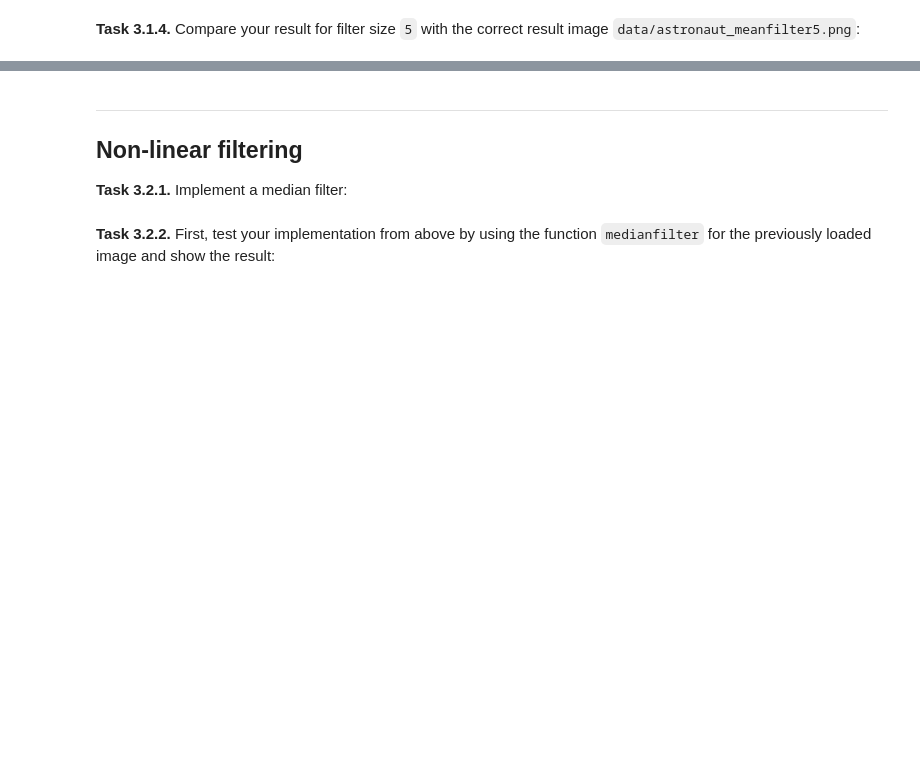
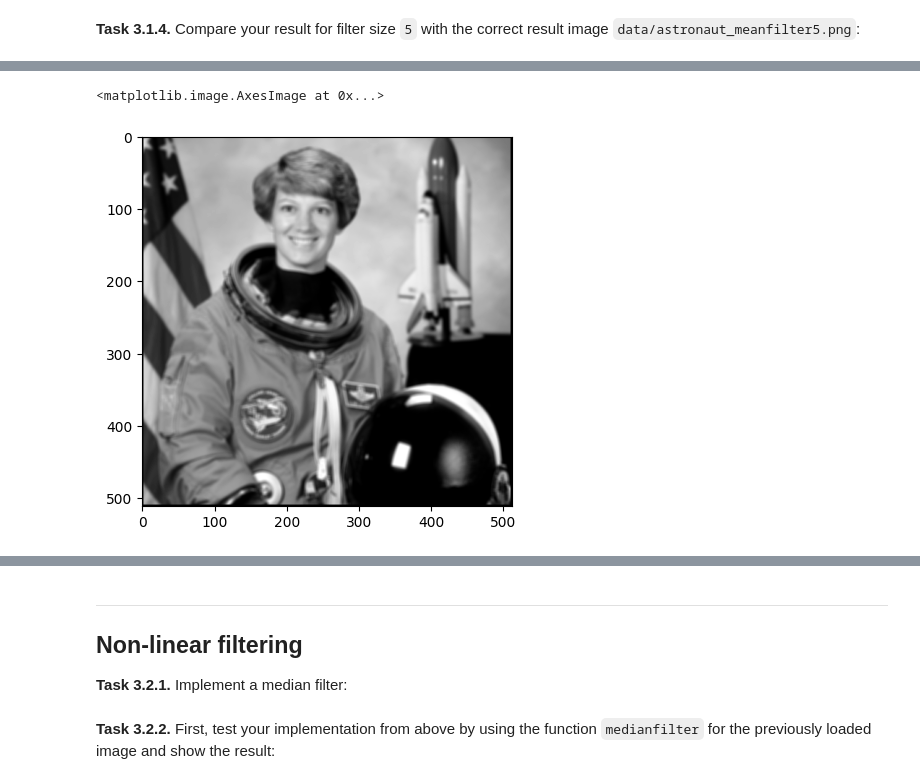
Before and after one commit to MichgibtEsnicht/mobi-fs3-python, a Jupyter notebook: task3.ipynb, the cells around one changed output, grey strips where cells are left out. Drawn from its saved outputs; the diff is of its cells as text; code cells hidden in the pictures; blank space fills up the shorter version.

```diff
--- a/task3.ipynb
+++ b/task3.ipynb
@@ -39,0 +56,6 @@ NameError: name 'np' is not defined
+# %%
+imgfilter5correct = plt.imread('data/astronaut_meanfilter5.png')
+plt.imshow(imgfilter5correct, 'grey')
+# %% [output]
+<matplotlib.image.AxesImage at 0x...>
+[figure, added]
```
Also changed, not shown: parts of 6 cells of this notebook.
